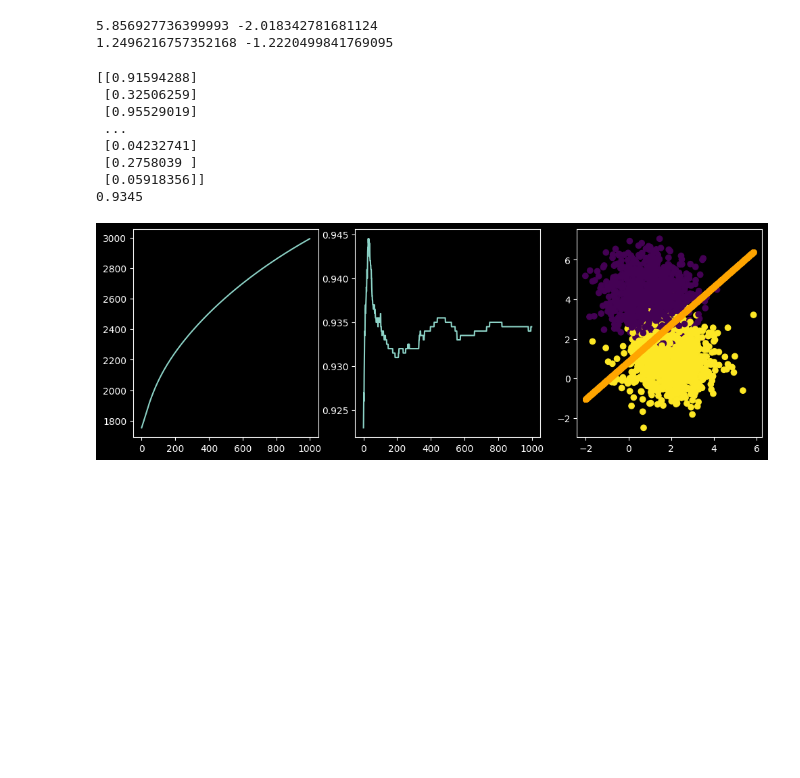
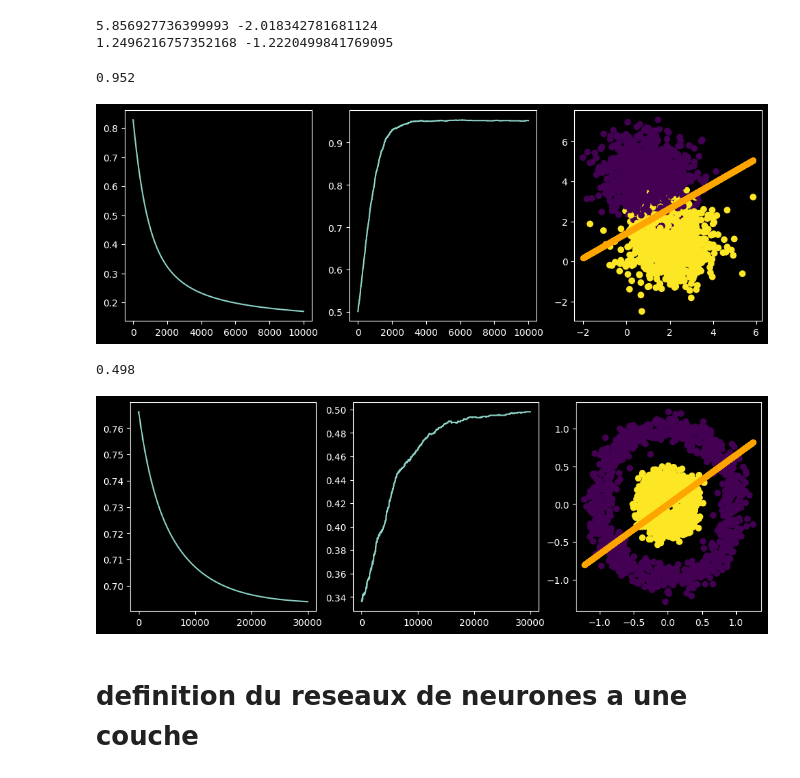
Before and after one commit to OMARterf/Reseaux_de_neurones_a_une-couches, a Jupyter notebook: reseaux_de_neurones_a_une_couches.ipynb, the cells around one changed output. Drawn from its saved outputs; the diff is of its cells as text; code cells hidden in the pictures; blank space fills up the shorter version.

```diff
--- a/reseaux_de_neurones_a_une_couches.ipynb
+++ b/reseaux_de_neurones_a_une_couches.ipynb
@@ -10,9 +10,9 @@ import numpy as np
 plt.style.use('dark_background')
 # %%
 X_li,y_li = make_blobs(n_samples=2000,n_features=2,centers=2,random_state=0)
-y_li.reshape((y_li.shape[0],1))
+y_li = y_li.reshape((y_li.shape[0],1))
 X_nl,y_nl = make_circles(n_samples=2000,noise=0.1,factor=0.3,random_state=0)
-y_li.reshape((y_nl.shape[0],1))
+y_nl = y_nl.reshape((y_nl.shape[0],1))
 print("X_li shape :",X_li.shape,'\n y_li shape :',y_li.shape,'\n X_nl shape :',X_nl.shape,'\n y_nl shape :',y_nl.shape)
 # %% [output]
 X_li shape : (2000, 2)
@@ -124,19 +124,17 @@ def neurone(X,y,learning_rate,n_inter=1000):
 
     plt.subplot(1,3,3)
     plt.scatter(X[:,0],X[:,1],label = 'data set ',c=y,cmap='viridis')
-    plt.scatter(x0,x1,c='orange',lw=0.5)
+    plt.scatter(x0,x1,c='orange',lw=0.05)
 
     plt.show()
     return(W,b)
 # %%
-W,b = neurone(X_li,y_li,learning_rate=0.01,n_inter=1000)
+W_li,b_li = neurone(X_li,y_li,learning_rate=0.001,n_inter=10000)
+W_nl,b_nl = neurone(X_nl,y_nl,learning_rate=0.001,n_inter=30000)
 # %% [output]
-[[0.91594288]
- [0.32506259]
- [0.95529019]
- ...
- [0.04232741]
- [0.2758039 ]
- [0.05918356]]
-0.9345
+0.952
-[figure, old version]
+[figure, new version]
+0.498
+[figure, added]
+# %% [markdown]
+# definition du reseaux de neurones a une couche
```
Also changed, not shown: parts of 1 cell of this notebook.
